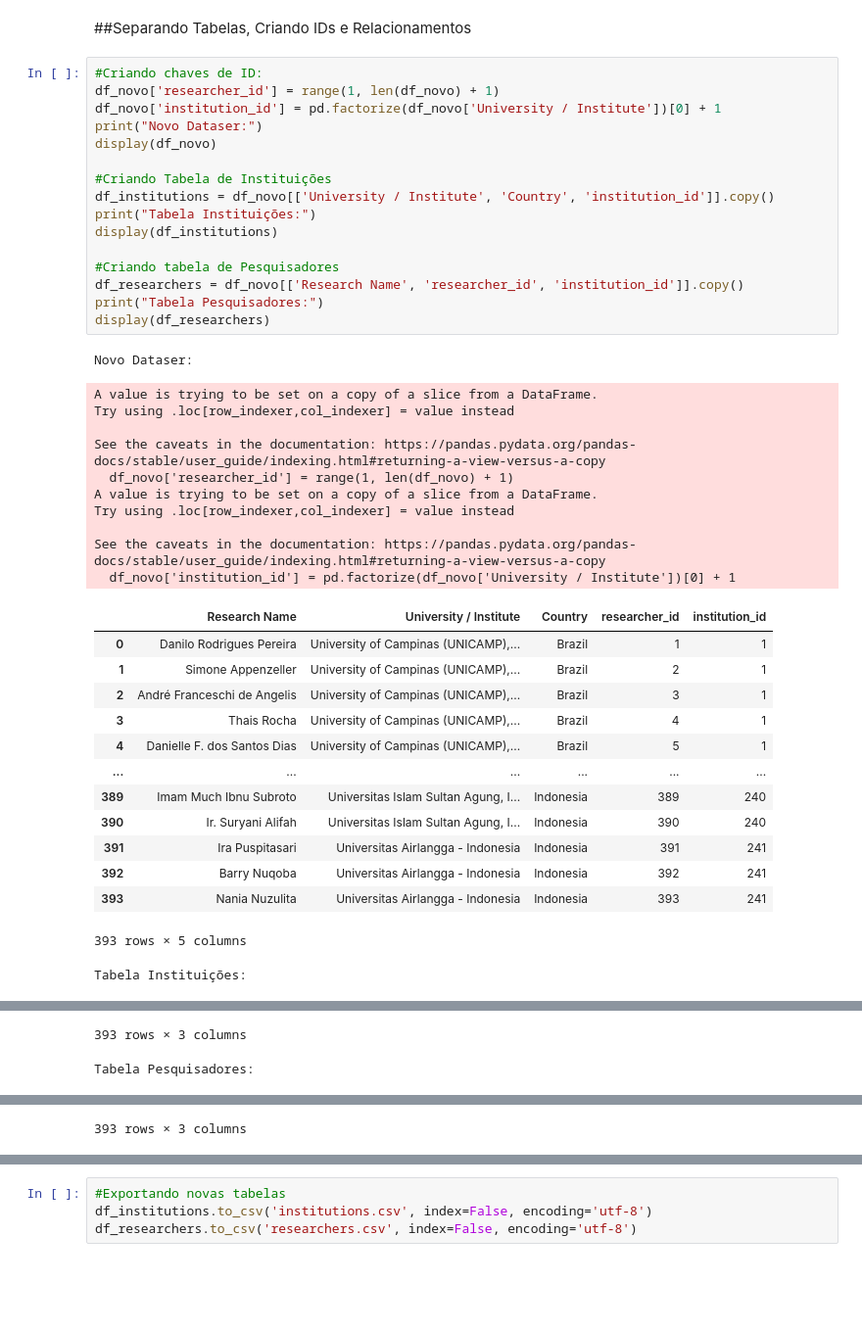
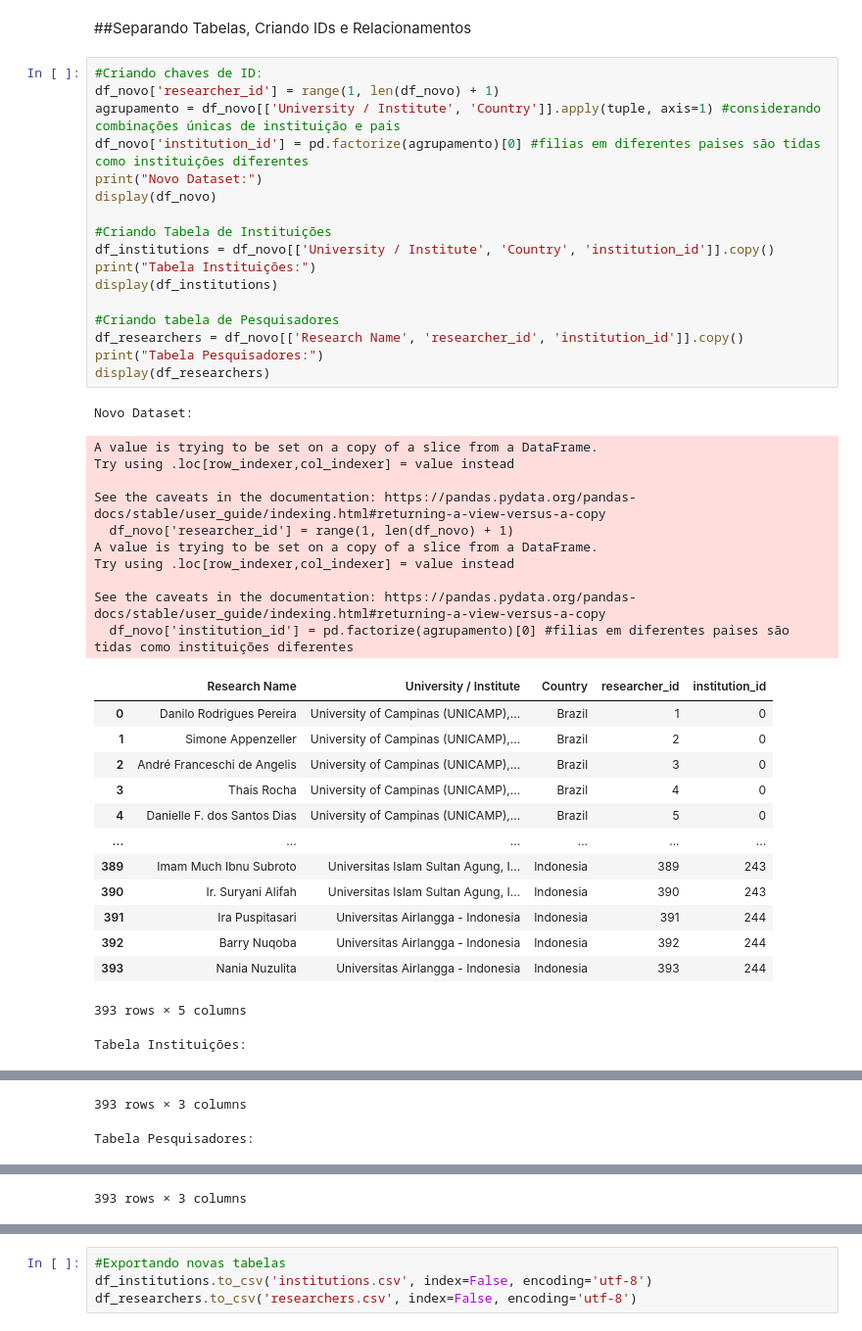
Before and after one commit to rafaelsantiagosilva/globe-genai, a Jupyter notebook: data/Tratamento_de_Dados.ipynb, the cells around one changed output, grey strips where cells are left out. Shown at 98% size. Drawn from its saved outputs; the diff is of its cells as text; blank space fills up the shorter version.

```diff
--- a/data/Tratamento_de_Dados.ipynb
+++ b/data/Tratamento_de_Dados.ipynb
@@ -56,43 +56,44 @@ dtype: object
 # %%
 #Criando chaves de ID:
 df_novo['researcher_id'] = range(1, len(df_novo) + 1)
-df_novo['institution_id'] = pd.factorize(df_novo['University / Institute'])[0] + 1
-print("Novo Dataser:")
+agrupamento = df_novo[['University / Institute', 'Country']].apply(tuple, axis=1) #considerando combinações únicas de instituição e pais
+df_novo['institution_id'] = pd.factorize(agrupamento)[0] #filias em diferentes paises são tidas como instituições diferentes
+print("Novo Dataset:")
 display(df_novo)
 
 #Criando Tabela de Instituições
 df_institutions = df_novo[['University / Institute', 'Country', 'institution_id']].copy()
 print("Tabela Instituições:")
 display(df_institutions)
 
 #Criando tabela de Pesquisadores
 df_researchers = df_novo[['Research Name', 'researcher_id', 'institution_id']].copy()
 print("Tabela Pesquisadores:")
 display(df_researchers)
 # %% [output]
-Novo Dataser:
+Novo Dataset:
 A value is trying to be set on a copy of a slice from a DataFrame.
 Try using .loc[row_indexer,col_indexer] = value instead
 
 See the caveats in the documentation: https://pandas.pydata.org/pandas-docs/stable/user_guide/indexing.html#returning-a-view-versus-a-copy
   df_novo['researcher_id'] = range(1, len(df_novo) + 1)
 A value is trying to be set on a copy of a slice from a DataFrame.
 Try using .loc[row_indexer,col_indexer] = value instead
 
 See the caveats in the documentation: https://pandas.pydata.org/pandas-docs/stable/user_guide/indexing.html#returning-a-view-versus-a-copy
-  df_novo['institution_id'] = pd.factorize(df_novo['University / Institute'])[0] + 1
+  df_novo['institution_id'] = pd.factorize(agrupamento)[0] #filias em diferentes paises são tidas como instituições diferentes
 |  | Research Name | University / Institute | Country | researcher_id | institution_id |
-| 0 | Danilo Rodrigues Pereira | University of Campinas (UNICAMP),... | Brazil | 1 | 1 |
-| 1 | Simone Appenzeller | University of Campinas (UNICAMP),... | Brazil | 2 | 1 |
-| 2 | André Franceschi de Angelis | University of Campinas (UNICAMP),... | Brazil | 3 | 1 |
-| 3 | Thais Rocha | University of Campinas (UNICAMP),... | Brazil | 4 | 1 |
-| 4 | Danielle F. dos Santos Dias | University of Campinas (UNICAMP),... | Brazil | 5 | 1 |
+| 0 | Danilo Rodrigues Pereira | University of Campinas (UNICAMP),... | Brazil | 1 | 0 |
+| 1 | Simone Appenzeller | University of Campinas (UNICAMP),... | Brazil | 2 | 0 |
+| 2 | André Franceschi de Angelis | University of Campinas (UNICAMP),... | Brazil | 3 | 0 |
+| 3 | Thais Rocha | University of Campinas (UNICAMP),... | Brazil | 4 | 0 |
+| 4 | Danielle F. dos Santos Dias | University of Campinas (UNICAMP),... | Brazil | 5 | 0 |
 | ... | ... | ... | ... | ... | ... |
-| 389 | Imam Much Ibnu Subroto | Universitas Islam Sultan Agung, I... | Indonesia | 389 | 240 |
-| 390 | Ir. Suryani Alifah | Universitas Islam Sultan Agung, I... | Indonesia | 390 | 240 |
-| 391 | Ira Puspitasari | Universitas Airlangga - Indonesia | Indonesia | 391 | 241 |
-| 392 | Barry Nuqoba | Universitas Airlangga - Indonesia | Indonesia | 392 | 241 |
-| 393 | Nania Nuzulita | Universitas Airlangga - Indonesia | Indonesia | 393 | 241 |
+| 389 | Imam Much Ibnu Subroto | Universitas Islam Sultan Agung, I... | Indonesia | 389 | 243 |
+| 390 | Ir. Suryani Alifah | Universitas Islam Sultan Agung, I... | Indonesia | 390 | 243 |
+| 391 | Ira Puspitasari | Universitas Airlangga - Indonesia | Indonesia | 391 | 244 |
+| 392 | Barry Nuqoba | Universitas Airlangga - Indonesia | Indonesia | 392 | 244 |
+| 393 | Nania Nuzulita | Universitas Airlangga - Indonesia | Indonesia | 393 | 244 |
 393 rows × 5 columns
 Tabela Instituições:
 |  | University / Institute | Country | institution_id |
```
Also changed, not shown: parts of 3 cells of this notebook, 1 other file.
